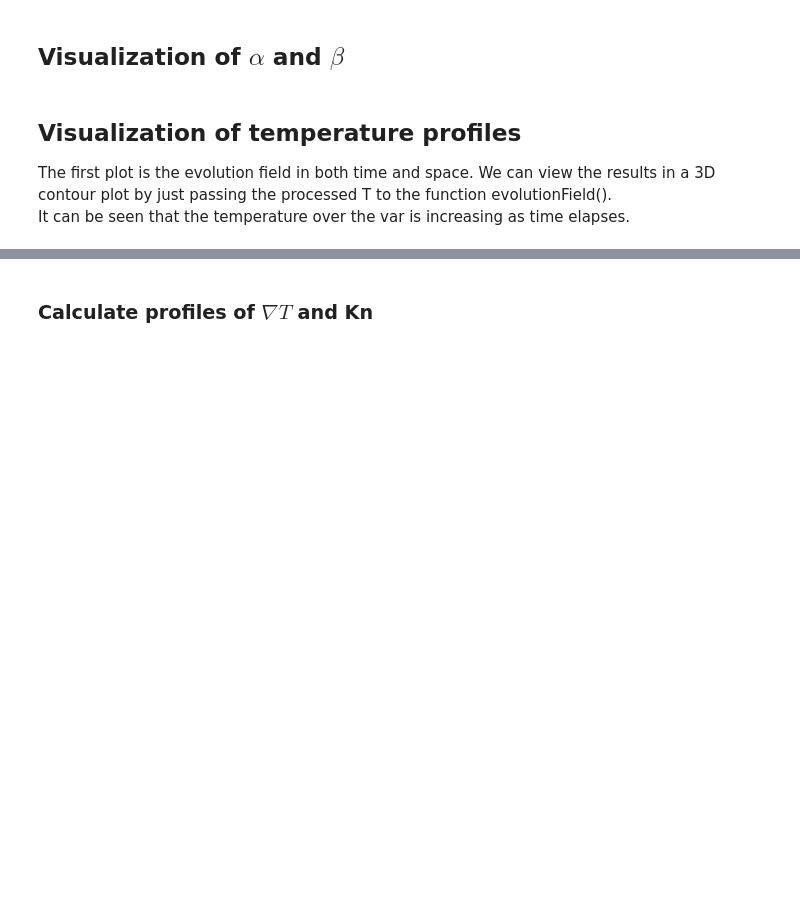
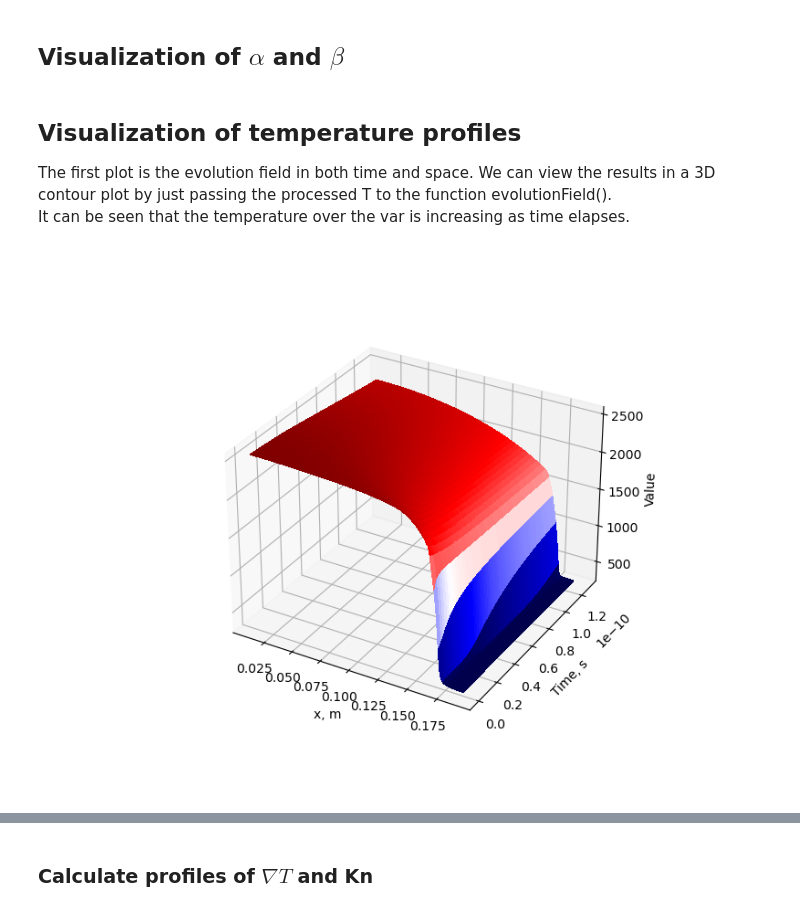
Before and after one commit to Lexmidan/nonloc_heatflux, a Jupyter notebook: PyTorch/time-evolv-heatflux.ipynb, the cells around one changed output, grey strips where cells are left out. Cells and saved outputs as stored; diff of their text form; code cells hidden in the pictures; blank space fills up the shorter version.

```diff
--- a/PyTorch/time-evolv-heatflux.ipynb
+++ b/PyTorch/time-evolv-heatflux.ipynb
@@ -83,0 +75,8 @@ results, cache, alphas, betas, heatflux = hc.solve(para)
+# %%
+importlib.reload(hc)
+importlib.reload(param)   #In order to apply changes in the module
+importlib.reload(utility)   #In order to apply changes in the module
+
+loc_para = param.main(None)
+
+loc_results, loc_cache, loc_alphas, loc_betas, loc_heatflux = hc.solve(loc_para)
@@ -92,6 +109,7 @@ import pandas as pd
 import postprocessing as pp
 importlib.reload(pp)
 T = pd.DataFrame(results)
+T_loc = pd.DataFrame(loc_results)
 alpha3d=pd.DataFrame(alphas, columns=T.columns,index=T.index)
 beta3d=pd.DataFrame(betas, columns=T.columns,index=T.index)
 heatflux3d=pd.DataFrame(heatflux, columns=T.columns,index=T.index)
@@ -101,6 +119,11 @@ endframe=-1  #last timestep that will be visualized. I use it in case hc.solve c
 ## Visualization of temperature profiles
 The first plot is the evolution field in both time and space. We can view the results in a 3D contour plot by just passing the processed T to the function evolutionField(). <br>
 It can be seen that the temperature over the var is increasing as time elapses.
+# %%
+###LOCAL###
+pp.evolutionField(T_loc[T_loc.columns[:endframe]])
+# %% [output]
+[figure, added]
 # %%
 pp.evolutionField(T[T.columns[:endframe]])
 # %% [output]
```
Also changed, not shown: parts of 18 cells of this notebook, 2 other files.
